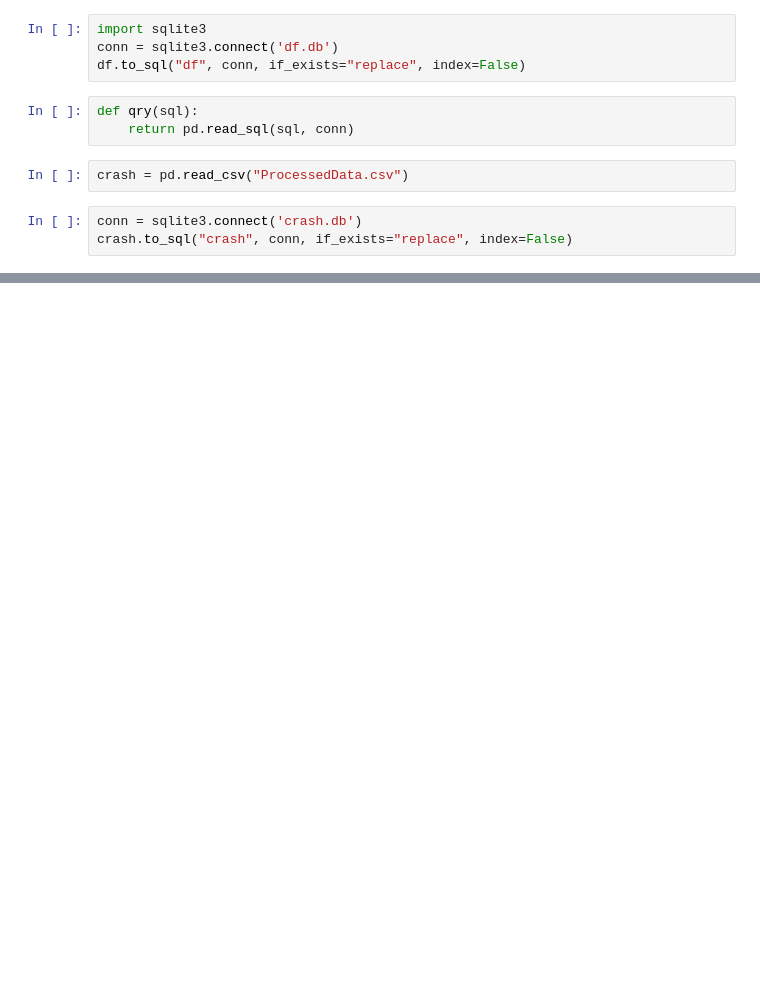
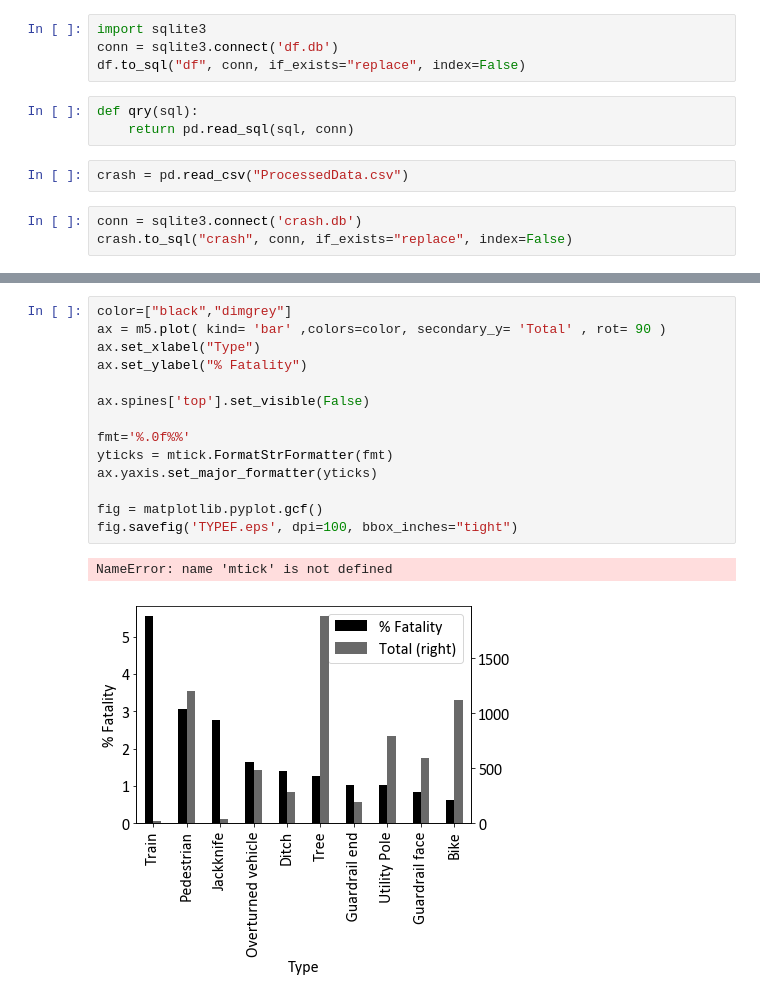
Before and after one commit to tomhuhh/crashthecityofmadison, a Jupyter notebook: plotsforgroup.ipynb, the cells around one changed output, grey strips where cells are left out. Cells and saved outputs as stored; diff of their text form; blank space fills up the shorter version.

```diff
--- a/plotsforgroup.ipynb
+++ b/plotsforgroup.ipynb
@@ -58,0 +124,17 @@ See the caveats in the documentation: http://pandas.pydata.org/pandas-docs/stabl
+# %%
+color=["black","dimgrey"]
+ax = m5.plot( kind= 'bar' ,colors=color, secondary_y= 'Total' , rot= 90 )
+ax.set_xlabel("Type")
+ax.set_ylabel("% Fatality")
+
+ax.spines['top'].set_visible(False)
+
+fmt='%.0f%%'
+yticks = mtick.FormatStrFormatter(fmt)
+ax.yaxis.set_major_formatter(yticks)
+
+fig = matplotlib.pyplot.gcf()
+fig.savefig('TYPEF.eps', dpi=100, bbox_inches="tight")
+# %% [output]
+NameError: name 'mtick' is not defined
+[figure, added]
```
Also changed, not shown: parts of 10 cells of this notebook, 5 other files.
